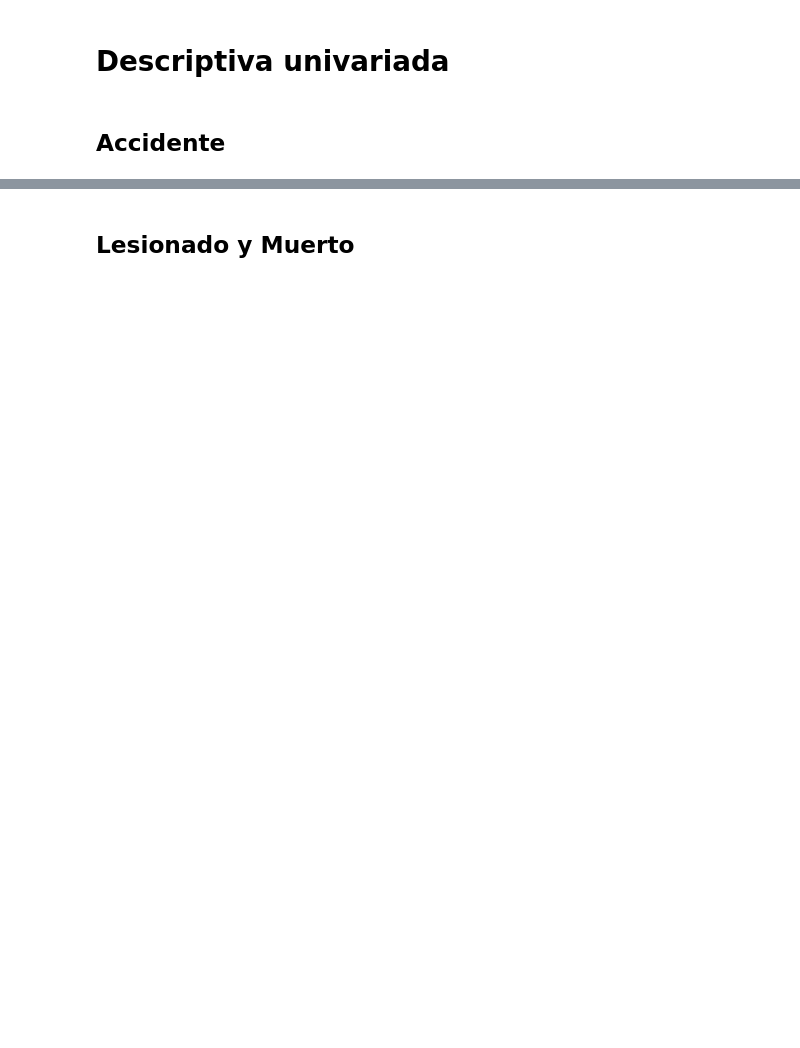
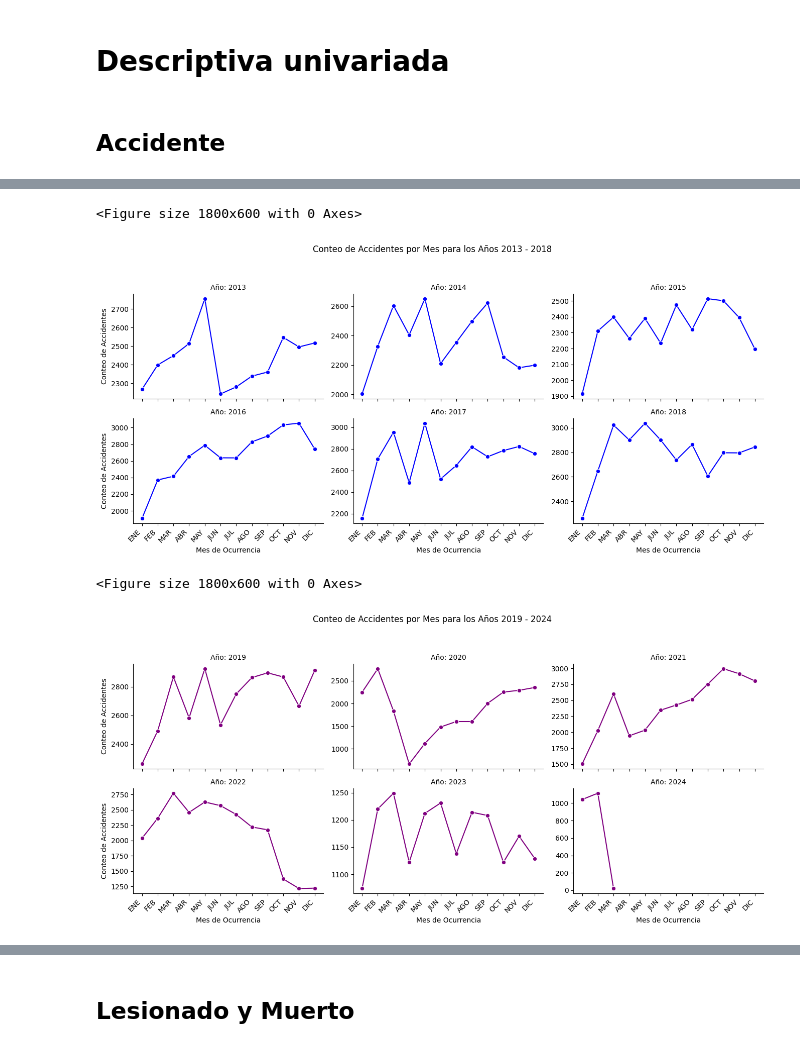
Before and after one commit to santiago-higuitau/ml_accident_bgta, a Jupyter notebook: notebooks/03_Analisis descriptivo.ipynb, the cells around one changed output, grey strips where cells are left out. Saved outputs shown, nothing was run; the diff lists cells and outputs as text; code cells hidden in the pictures; blank space fills up the shorter version.

```diff
--- a/notebooks/03_Analisis descriptivo.ipynb
+++ b/notebooks/03_Analisis descriptivo.ipynb
@@ -117,3 +121,52 @@ plt.show()
+# %%
+import warnings
+import pandas as pd
+import matplotlib.pyplot as plt
+import seaborn as sns
+
+# Ignorar los warnings
+warnings.filterwarnings("ignore")
+
+# Suponiendo que 'orden_meses' es un DataFrame que contiene los meses en el orden correcto
+
+# Agrupar y ordenar los datos
+tabla_year_mes = ACCIDENTE.groupby(['ANO_OCURRENCIA_ACC', 'MES_OCURRENCIA_ACC']).size().reset_index(name='CONTEO')
+tabla_year_mes = pd.merge(tabla_year_mes, orden_meses, left_on='MES_OCURRENCIA_ACC', right_on='MES', how='left')
+tabla_year_mes = tabla_year_mes.sort_values(by=['MES_NUM', 'ANO_OCURRENCIA_ACC'], ascending=[True, True])
+
+# Filtrar los datos para los años deseados
+tabla_year_mes = tabla_year_mes[(tabla_year_mes['ANO_OCURRENCIA_ACC'] >= 2013) & (tabla_year_mes['ANO_OCURRENCIA_ACC'] <= 2024)]
+
+# Listar los años disponibles
+years = sorted(tabla_year_mes['ANO_OCURRENCIA_ACC'].unique())
+
+# Dividir los años en grupos
+year_groups = [years[:6], years[6:]]
+
+# Definir una lista de colores primarios
+colors = ['blue', 'purple']
+
+# Crear gráficos para cada grupo de años
+for i, group in enumerate(year_groups):
+    plt.figure(figsize=(18, 6))  # Ajustar el tamaño de la figura aquí (ancho, alto)
+    g = sns.FacetGrid(tabla_year_mes[tabla_year_mes['ANO_OCURRENCIA_ACC'].isin(group)], col='ANO_OCURRENCIA_ACC', col_wrap=3, height=3, aspect=1.5, sharey=False, palette=[colors[i]])
+    g.map(sns.lineplot, 'MES_OCURRENCIA_ACC', 'CONTEO', marker='o', color=colors[i])  # Usar el color del grupo correspondiente
+
+    # Ajustar las etiquetas del eje x para las subtramas superiores
+    for ax in g.axes.flat:
+        ax.set_xticklabels(labels=orden_meses['ABREV'], rotation=45, ha='right')
+
+    g.set_axis_labels('Mes de Ocurrencia', 'Conteo de Accidentes')
+    g.set_titles(col_template='Año: {col_name}')
+    g.fig.suptitle(f'Conteo de Accidentes por Mes para los Años {group[0]} - {group[-1]}', y=1.05)
+
+    plt.tight_layout()
+    plt.show()
+# %% [output]
+<Figure size 1800x600 with 0 Axes>
+[figure, added]
+<Figure size 1800x600 with 0 Axes>
+[figure, added]
 # %%
 ## NUMERO ACCIDENTES POR DIA
 tabla_dia = ACCIDENTE.groupby(['DIA_OCURRENCIA_ACC']).size().reset_index(name="CONTEO")
```
Also changed, not shown: parts of 7 cells of this notebook, 5 other files.
